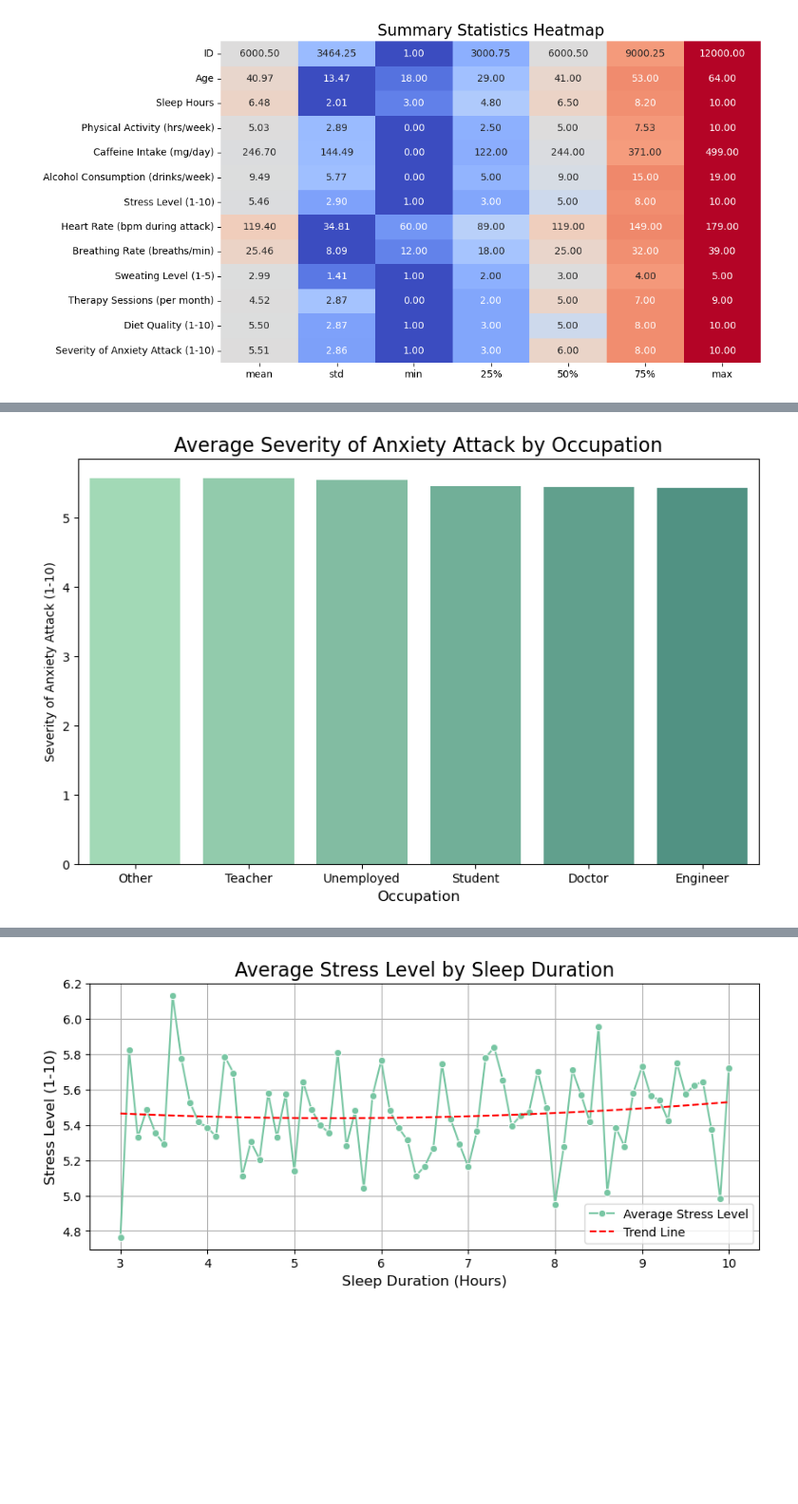
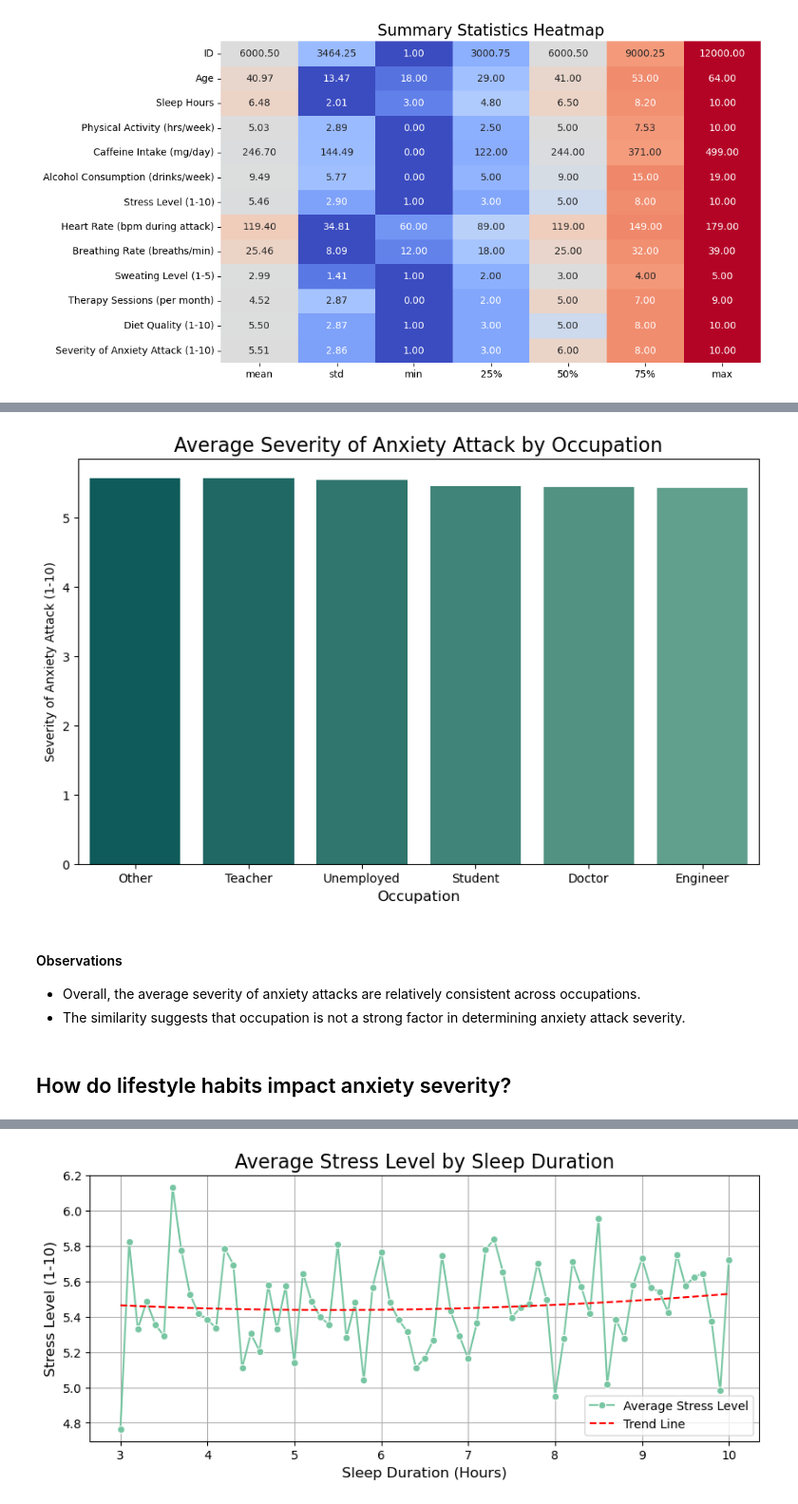
Before and after one commit to jonc1412/EDA-projects, a Jupyter notebook: anxiety-attack/anxiety_attack_analysis.ipynb, the cells around one changed output, grey strips where cells are left out. Shown: that part at 95% size. Cells and saved outputs as stored; diff of their text form; code cells hidden in the pictures; blank space fills up the shorter version.

Commit message:
Restructure and analysis of plots with questions

```diff
--- a/anxiety-attack/anxiety_attack_analysis.ipynb
+++ b/anxiety-attack/anxiety_attack_analysis.ipynb
@@ -113,12 +209,18 @@ plt.show()
 # %%
 occupation_anxiety = df.groupby('Occupation')['Anxiety Attack'].mean().sort_values(ascending=False).reset_index()
 
 plt.figure(figsize=(10,6))
-sns.barplot(data=occupation_anxiety, x='Occupation', y='Anxiety Attack', hue='Occupation', palette=colors[:6])
+sns.barplot(data=occupation_anxiety, x='Occupation', y='Anxiety Attack', hue='Occupation', palette=colors[:3:-1])
 plt.title('Average Severity of Anxiety Attack by Occupation', fontsize=16)
 plt.xlabel('Occupation', fontsize=12)
 plt.ylabel('Severity of Anxiety Attack (1-10)', fontsize=10)
 plt.show()
 # %% [output]
-[figure, old version]
+[figure, new version]
+# %% [markdown]
+#### Observations
+- Overall, the average severity of anxiety attacks are relatively consistent across occupations.
+- The similarity suggests that occupation is not a strong factor in determining anxiety attack severity.
+# %% [markdown]
+## How do lifestyle habits impact anxiety severity?
 # %% [markdown]
```
Also changed, not shown: parts of 26 cells of this notebook.
